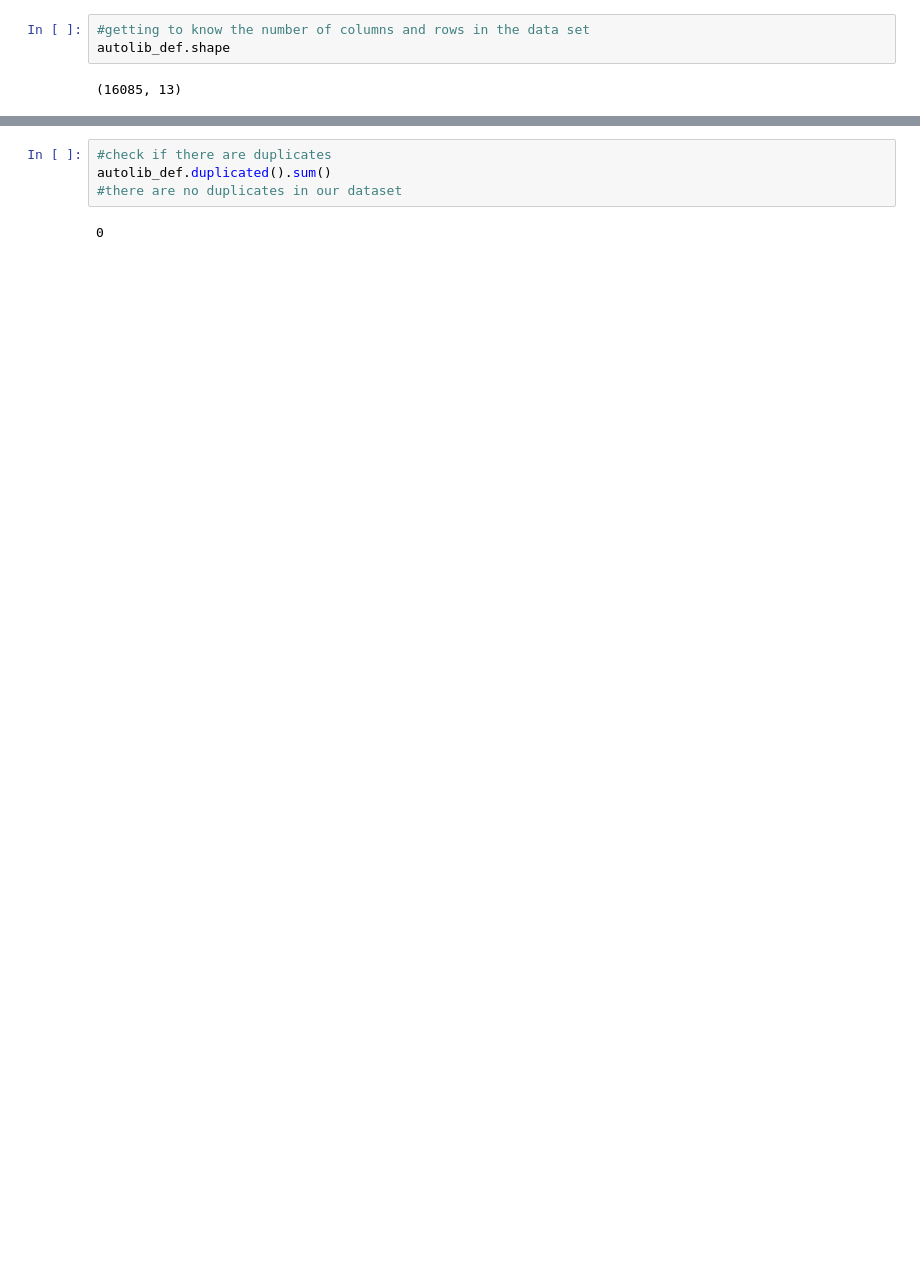
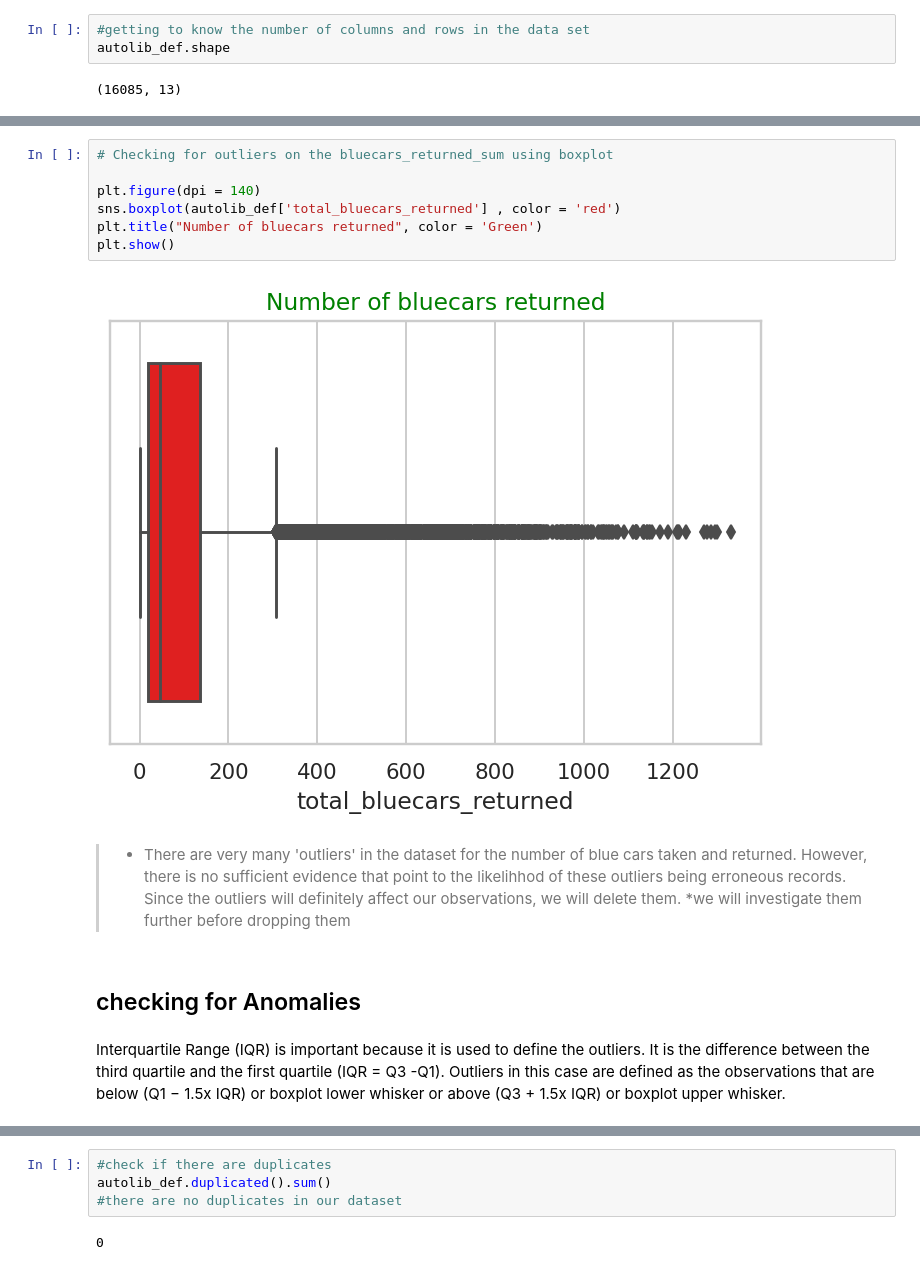
Before and after one commit to Eswa2020/moringa_school_projects, a Jupyter notebook: Esther_Wairimu_Kamau_Independent_project_week_2.ipynb, the cells around one changed output, grey strips where cells are left out. Saved outputs shown, nothing was run; the diff lists cells and outputs as text; blank space fills up the shorter version.

```diff
--- a/Esther_Wairimu_Kamau_Independent_project_week_2.ipynb
+++ b/Esther_Wairimu_Kamau_Independent_project_week_2.ipynb
@@ -166,0 +206,16 @@ autolib_def.describe
+# %%
+# Checking for outliers on the bluecars_returned_sum using boxplot
+
+plt.figure(dpi = 140)
+sns.boxplot(autolib_def['total_bluecars_returned'] , color = 'red')
+plt.title("Number of bluecars returned", color = 'Green')
+plt.show()
+# %% [output]
+[figure, added]
+# %% [markdown]
+>* There are very many 'outliers' in the dataset for the number of blue cars taken and returned. However, there is no sufficient evidence that point to the likelihhod of these outliers being erroneous records. Since the outliers will definitely affect our observations, we will delete them.
+>*we will investigate them further before dropping them
+# %% [markdown]
+## checking for  Anomalies
+# %% [markdown]
+Interquartile Range (IQR) is important because it is used to define the outliers. It is the difference between the third quartile and the first quartile (IQR = Q3 -Q1). Outliers in this case are defined as the observations that are below (Q1 − 1.5x IQR) or boxplot lower whisker or above (Q3 + 1.5x IQR) or boxplot upper whisker.
```
Also changed, not shown: parts of 135 cells of this notebook.
